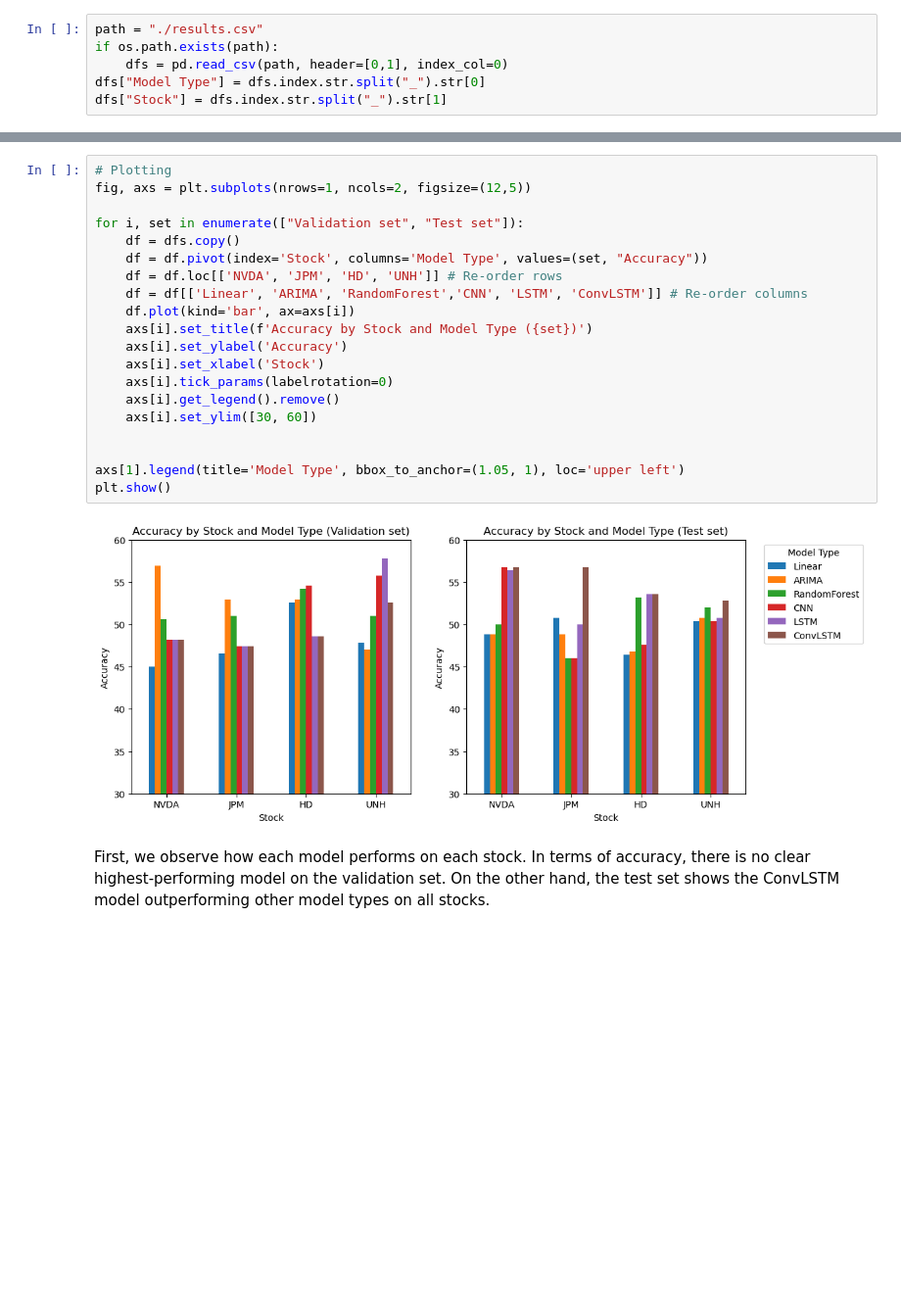
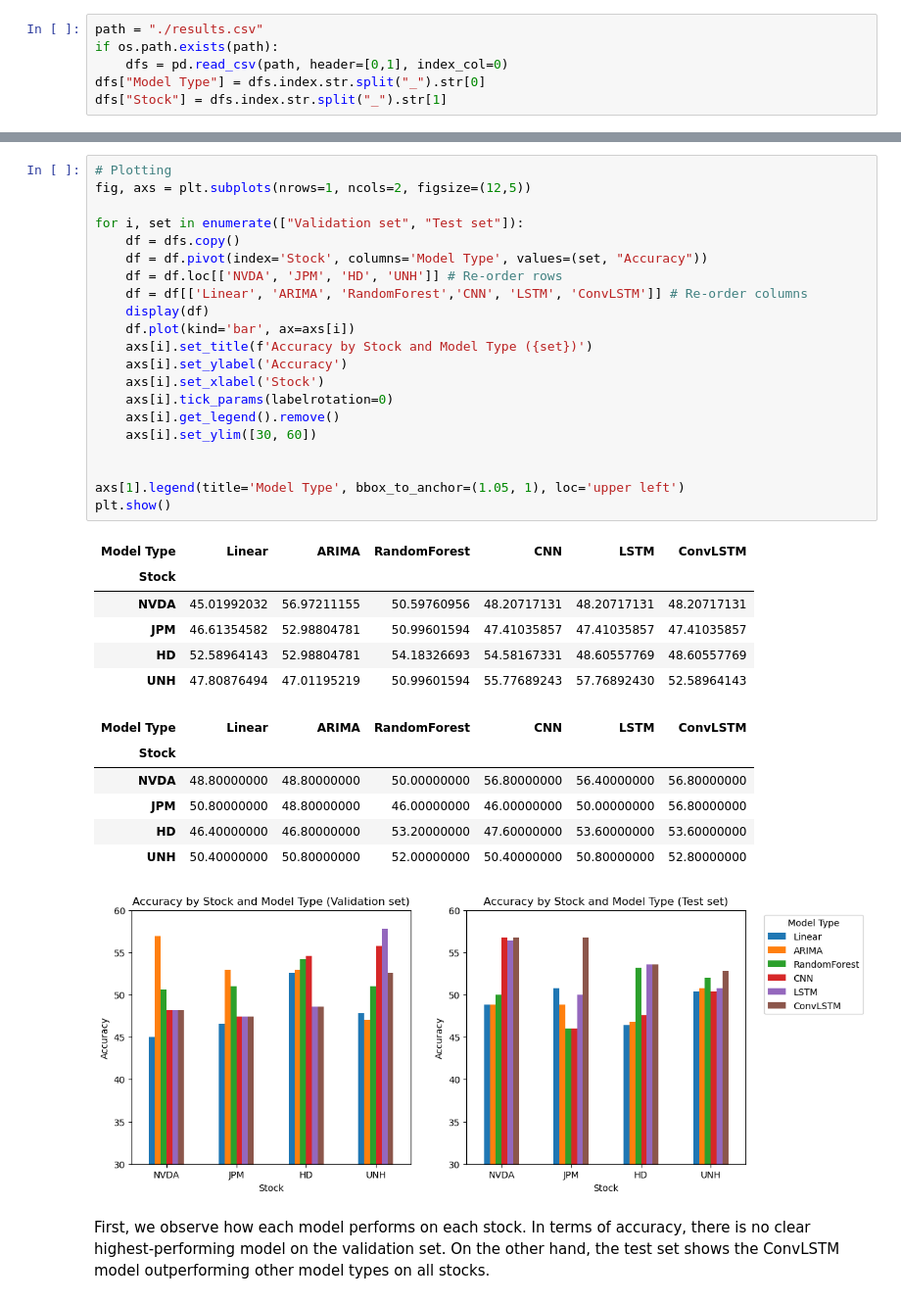
Before and after one commit to luo-simon/stock-predictions, a Jupyter notebook: notebooks/results.ipynb, the cells around one changed output, grey strips where cells are left out. Shown at 98% size. Drawn from its saved outputs; the diff is of its cells as text; blank space fills up the shorter version.

```diff
--- a/results.ipynb
+++ b/notebooks/results.ipynb
@@ -64,24 +64,37 @@ df.drop(columns=["Hyperparameters", "Model Type"]).groupby("Stock").mean().loc[[
 # %%
 # Plotting
 fig, axs = plt.subplots(nrows=1, ncols=2, figsize=(12,5))
 
 for i, set in enumerate(["Validation set", "Test set"]):
     df = dfs.copy()
     df = df.pivot(index='Stock', columns='Model Type', values=(set, "Accuracy"))
     df = df.loc[['NVDA', 'JPM', 'HD', 'UNH']] # Re-order rows
     df = df[['Linear', 'ARIMA', 'RandomForest','CNN', 'LSTM', 'ConvLSTM']] # Re-order columns
+    display(df)
     df.plot(kind='bar', ax=axs[i])
     axs[i].set_title(f'Accuracy by Stock and Model Type ({set})')
     axs[i].set_ylabel('Accuracy')
     axs[i].set_xlabel('Stock')
     axs[i].tick_params(labelrotation=0)
     axs[i].get_legend().remove()
     axs[i].set_ylim([30, 60])
 
 
 axs[1].legend(title='Model Type', bbox_to_anchor=(1.05, 1), loc='upper left')
 plt.show()
 # %% [output]
+| Model Type | Linear | ARIMA | RandomForest | CNN | LSTM | ConvLSTM |
+| Stock |  |  |  |  |  |  |
+| NVDA | 45.01992032 | 56.97211155 | 50.59760956 | 48.20717131 | 48.20717131 | 48.20717131 |
+| JPM | 46.61354582 | 52.98804781 | 50.99601594 | 47.41035857 | 47.41035857 | 47.41035857 |
+| HD | 52.58964143 | 52.98804781 | 54.18326693 | 54.58167331 | 48.60557769 | 48.60557769 |
+| UNH | 47.80876494 | 47.01195219 | 50.99601594 | 55.77689243 | 57.76892430 | 52.58964143 |
+| Model Type | Linear | ARIMA | RandomForest | CNN | LSTM | ConvLSTM |
+| Stock |  |  |  |  |  |  |
+| NVDA | 48.80000000 | 48.80000000 | 50.00000000 | 56.80000000 | 56.40000000 | 56.80000000 |
+| JPM | 50.80000000 | 48.80000000 | 46.00000000 | 46.00000000 | 50.00000000 | 56.80000000 |
+| HD | 46.40000000 | 46.80000000 | 53.20000000 | 47.60000000 | 53.60000000 | 53.60000000 |
+| UNH | 50.40000000 | 50.80000000 | 52.00000000 | 50.40000000 | 50.80000000 | 52.80000000 |
 [figure]
 # %% [markdown]
 First, we observe how each model performs on each stock. In terms of accuracy, there is no clear highest-performing model on the validation set. On the other hand, the test set shows the ConvLSTM model outperforming other model types on all stocks.
```
Also changed, not shown: 5 other files.
